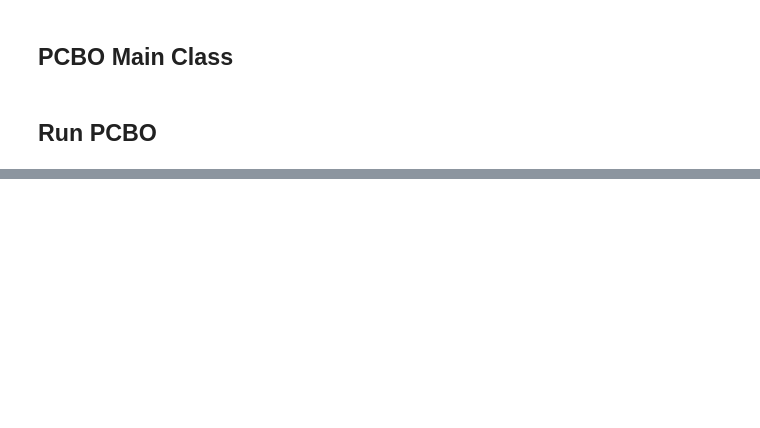
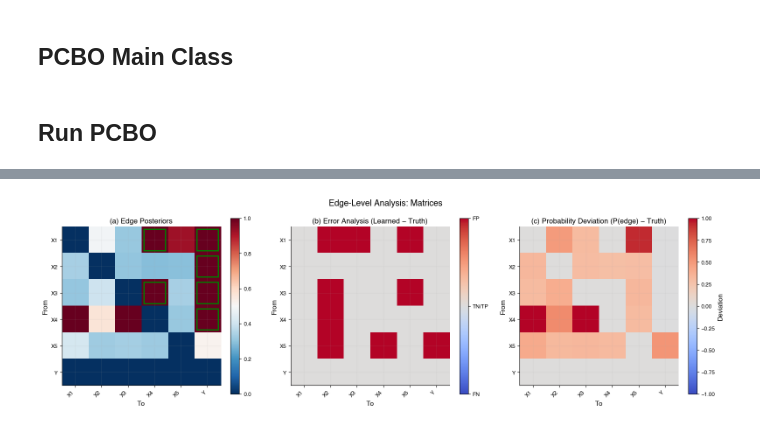
Before and after one commit to ai4ai-lab/preferential-cbo, a Jupyter notebook: demo_pcbo_working.ipynb, the cells around one changed output, grey strips where cells are left out. Saved outputs shown, nothing was run; the diff lists cells and outputs as text; code cells hidden in the pictures; blank space fills up the shorter version.

```diff
--- a/demo_pcbo_working.ipynb
+++ b/demo_pcbo_working.ipynb
@@ -1877,0 +1823,43 @@ High-confidence parents of Y (P >= 0.9995):
+# %%
+# ============================= FIGURE 3: Matrices =============================
+fig, axes = plt.subplots(1, 3, figsize=(16, 4.8))
+
+# (a) Edge posteriors
+ax = axes[0]
+im = ax.imshow(P_full, cmap='RdBu_r', vmin=0, vmax=1)
+ax.set_xticks(range(pcbo.n_nodes)); ax.set_yticks(range(pcbo.n_nodes))
+ax.set_xticklabels(pcbo.node_names, rotation=45, ha='right'); ax.set_yticklabels(pcbo.node_names)
+ax.set_xlabel('To'); ax.set_ylabel('From'); ax.set_title('(a) Edge Posteriors')
+for i in range(pcbo.n_nodes):
+    for j in range(pcbo.n_nodes):
+        if true_adj_np[i, j] == 1:
+            ax.add_patch(plt.Rectangle((j-0.4, i-0.4), 0.8, 0.8,
+                                       fill=False, edgecolor='green', linewidth=2))
+plt.colorbar(im, ax=ax)
+
+# (b) Binary error (projected − truth)
+ax = axes[1]
+diff = A_proj.astype(int) - true_adj_np.astype(int)
+im2 = ax.imshow(diff, cmap='coolwarm', vmin=-1, vmax=1)
+ax.set_xticks(range(pcbo.n_nodes)); ax.set_yticks(range(pcbo.n_nodes))
+ax.set_xticklabels(pcbo.node_names, rotation=45, ha='right'); ax.set_yticklabels(pcbo.node_names)
+ax.set_xlabel('To'); ax.set_ylabel('From'); ax.set_title('(b) Error Analysis (Learned − Truth)')
+cbar = plt.colorbar(im2, ax=ax, ticks=[-1, 0, 1])
+cbar.ax.set_yticklabels(['FN', 'TN/TP', 'FP'])
+
+# (c) Probability deviation (P − truth)
+ax = axes[2]
+dev = P_full - true_adj_np
+im3 = ax.imshow(dev, cmap='coolwarm', vmin=-1, vmax=1)
+ax.set_xticks(range(pcbo.n_nodes)); ax.set_yticks(range(pcbo.n_nodes))
+ax.set_xticklabels(pcbo.node_names, rotation=45, ha='right'); ax.set_yticklabels(pcbo.node_names)
+ax.set_xlabel('To'); ax.set_ylabel('From'); ax.set_title('(c) Probability Deviation (P(edge) − Truth)')
+plt.colorbar(im3, ax=ax, label='Deviation')
+
+plt.suptitle('Edge-Level Analysis: Matrices', fontsize=14, fontweight='bold')
+plt.tight_layout()
+if SAVE_FIGS:
+    plt.savefig(os.path.join(FIG_DIR, 'matrices.pdf'), dpi=300, bbox_inches='tight')
+plt.show()
+# %% [output]
+[figure, added]
```
Also changed, not shown: parts of 33 cells of this notebook.
